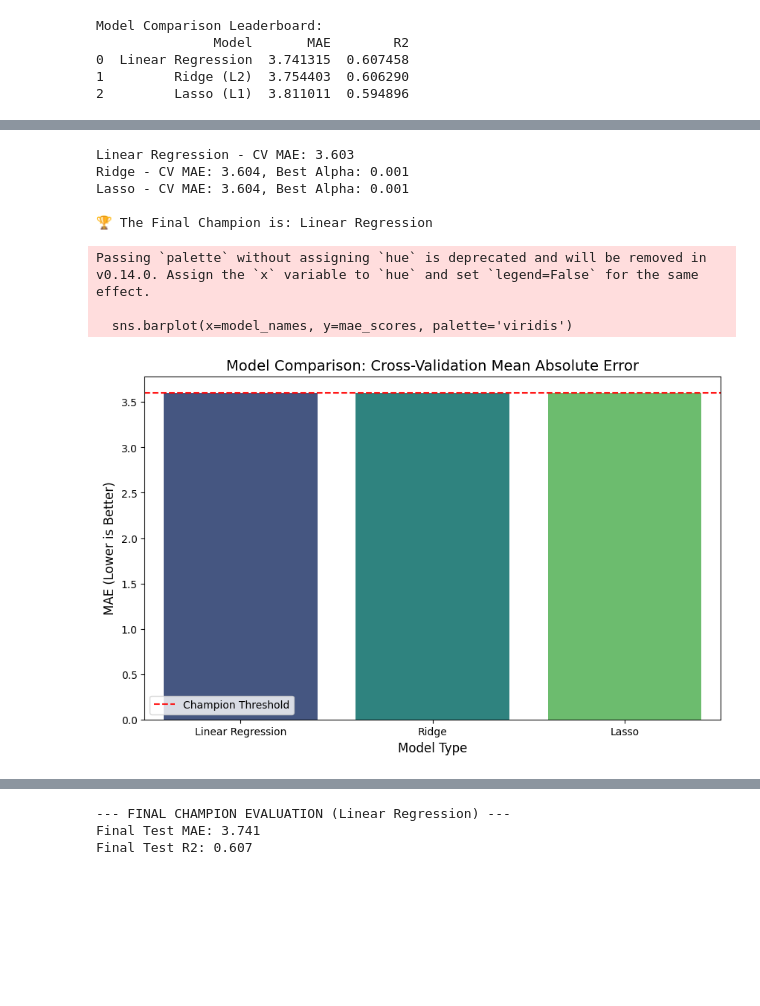
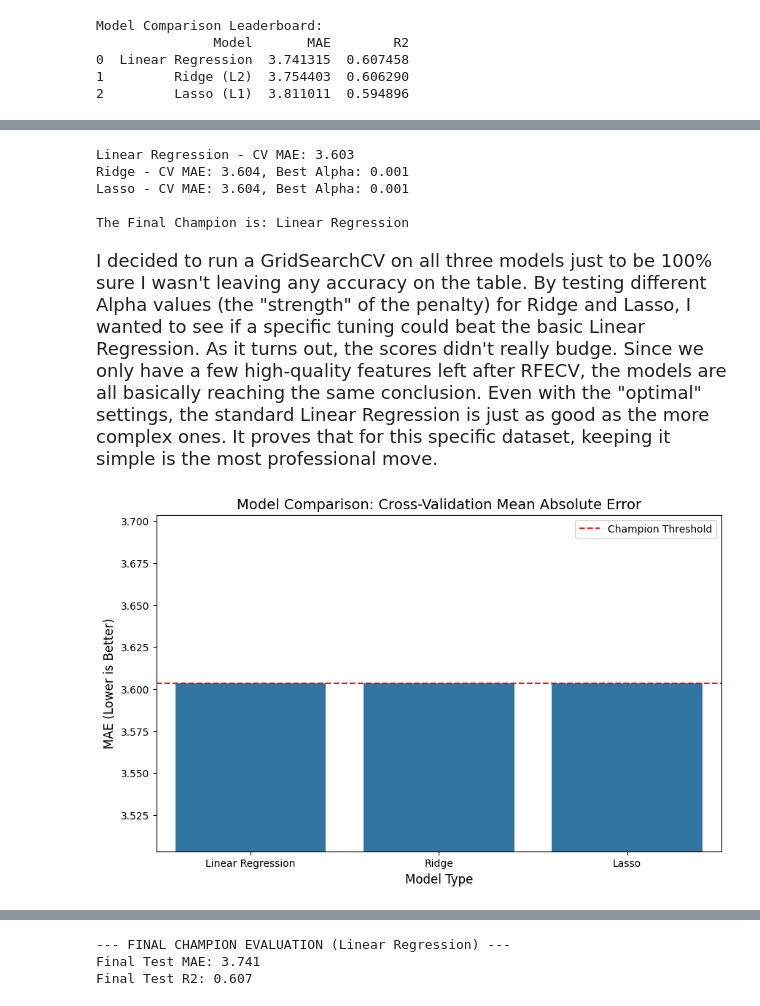
Before and after one commit to Doomiiniik/bodyfat-ml-project, a Jupyter notebook: notebooks/02_Modelling_and_Selection.ipynb, the cells around one changed output, grey strips where cells are left out. Saved outputs shown, nothing was run; the diff lists cells and outputs as text; code cells hidden in the pictures; blank space fills up the shorter version.

```diff
--- a/notebooks/02_Modelling_and_Selection.ipynb
+++ b/notebooks/02_Modelling_and_Selection.ipynb
@@ -33,0 +59,8 @@ Dataset loaded. Training set size: (200, 13)
+# %%
+#Linear regression with all the features results
+model_basic=LinearRegression()
+model_basic.fit(X_train_scaled, y_train)
+Results=model_basic.predict(X_test_scaled)
+print("\nModel Performance Metrics")
+print(f"R2 Score: {r2_score(y_test, Results):.4f}")
+print(f"MAE: {mean_absolute_error(y_test, Results):.2f}% body fat")
@@ -98,0 +125,30 @@ Coefficients for the Top 5 Features:
+# %%
+# training a simple model on just the 5 selected features to get their weights
+
+X_train_rfe = X_train_scaled[:, rfe.support_]
+X_test_rfe = X_test_scaled[:, rfe.support_]
+
+lr_final = LinearRegression()
+lr_final.fit(X_train_rfe, y_train)
+
+y_pred = lr_final.predict(X_test_rfe)
+
+# creating a DataFrame for the coefficients
+coef_df = pd.DataFrame({
+    'Feature': selected_features,
+    'Coefficient': lr_final.coef_
+})
+
+
+coef_df['Abs_Coefficient'] = coef_df['Coefficient'].abs()
+coef_df = coef_df.sort_values(by='Abs_Coefficient', ascending=False)
+
+r2 = r2_score(y_test, y_pred)
+mae = mean_absolute_error(y_test, y_pred)
+
+print("Coefficients for the Top 5 Features:")
+print(coef_df[['Feature', 'Abs_Coefficient']])
+
+print("\nModel Performance Metrics")
+print(f"R2 Score: {r2_score(y_test, y_pred):.4f}")
+print(f"MAE: {mean_absolute_error(y_test, y_pred):.2f}% body fat")
@@ -209,7 +312,7 @@ Model Comparison Leaderboard:
 from sklearn.linear_model import LinearRegression, Ridge, Lasso
 from sklearn.model_selection import GridSearchCV
 
-# ALL candidate models
+# candidate models
 configs = {
     "Linear Regression": {
         "model": LinearRegression(),
@@ -245,30 +348,30 @@ for name, config in configs.items():
 champion_name = min(best_models, key=lambda x: best_models[x]['best_score']) #model with minimal MAE
 final_model = best_models[champion_name]['best_estimator']
 
-print(f"\n🏆 The Final Champion is: {champion_name}")
+print(f"\nThe Final Champion is: {champion_name}")
 # %% [output]
 Linear Regression - CV MAE: 3.603
 Ridge - CV MAE: 3.604, Best Alpha: 0.001
 Lasso - CV MAE: 3.604, Best Alpha: 0.001
 
-🏆 The Final Champion is: Linear Regression
+The Final Champion is: Linear Regression
+# %% [markdown]
+<div style="font-weight: 400; font-size: 18px;">
+I decided to run a GridSearchCV on all three models just to be 100% sure I wasn't leaving any accuracy on the table. By testing different Alpha values (the "strength" of the penalty) for Ridge and Lasso, I wanted to see if a specific tuning could beat the basic Linear Regression. As it turns out, the scores didn't really budge. Since we only have a few high-quality features left after RFECV, the models are all basically reaching the same conclusion. Even with the "optimal" settings, the standard Linear Regression is just as good as the more complex ones. It proves that for this specific dataset, keeping it simple is the most professional move.
 # %%
 #data for plotting
 model_names = list(best_models.keys())
 mae_scores = [best_models[name]['best_score'] for name in model_names]
 
 
 plt.figure(figsize=(10, 6))
-sns.barplot(x=model_names, y=mae_scores, palette='viridis')
+sns.barplot(x=model_names, y=mae_scores)
 plt.axhline(y=min(mae_scores), color='red', linestyle='--', alpha=0.9, label='Champion Threshold')
-
+plt.ylim(min(mae_scores) - 0.1, max(mae_scores) + 0.1)
 plt.title('Model Comparison: Cross-Validation Mean Absolute Error', fontsize=14)
 plt.ylabel('MAE (Lower is Better)', fontsize=12)
 plt.xlabel('Model Type', fontsize=12)
 plt.legend()
 plt.show()
 # %% [output]
-Passing `palette` without assigning `hue` is deprecated and will be removed in v0.14.0. Assign the `x` variable to `hue` and set `legend=False` for the same effect.
-
-  sns.barplot(x=model_names, y=mae_scores, palette='viridis')
-[figure, old version]
+[figure, new version]
```
Also changed, not shown: parts of 22 cells of this notebook, 4 other files.
